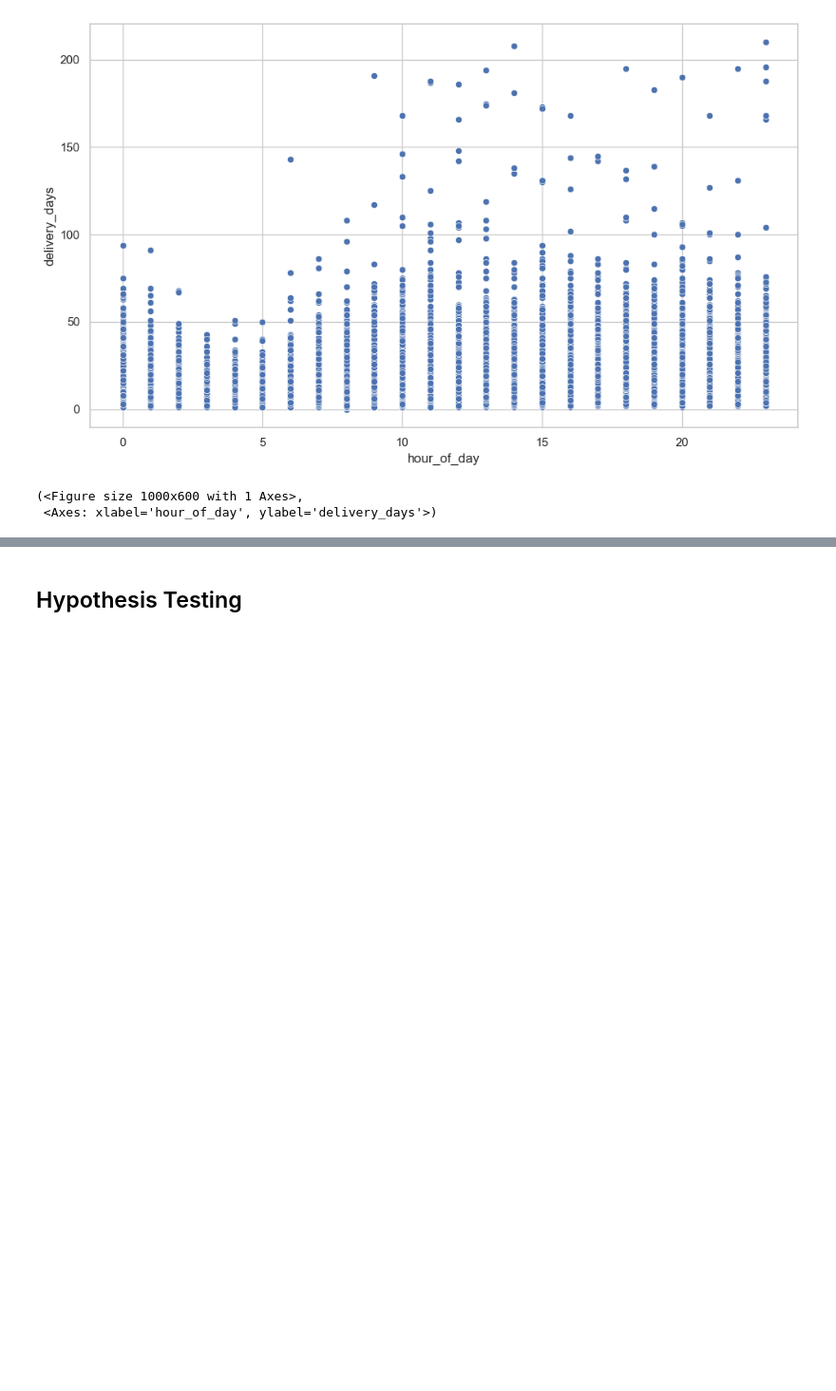
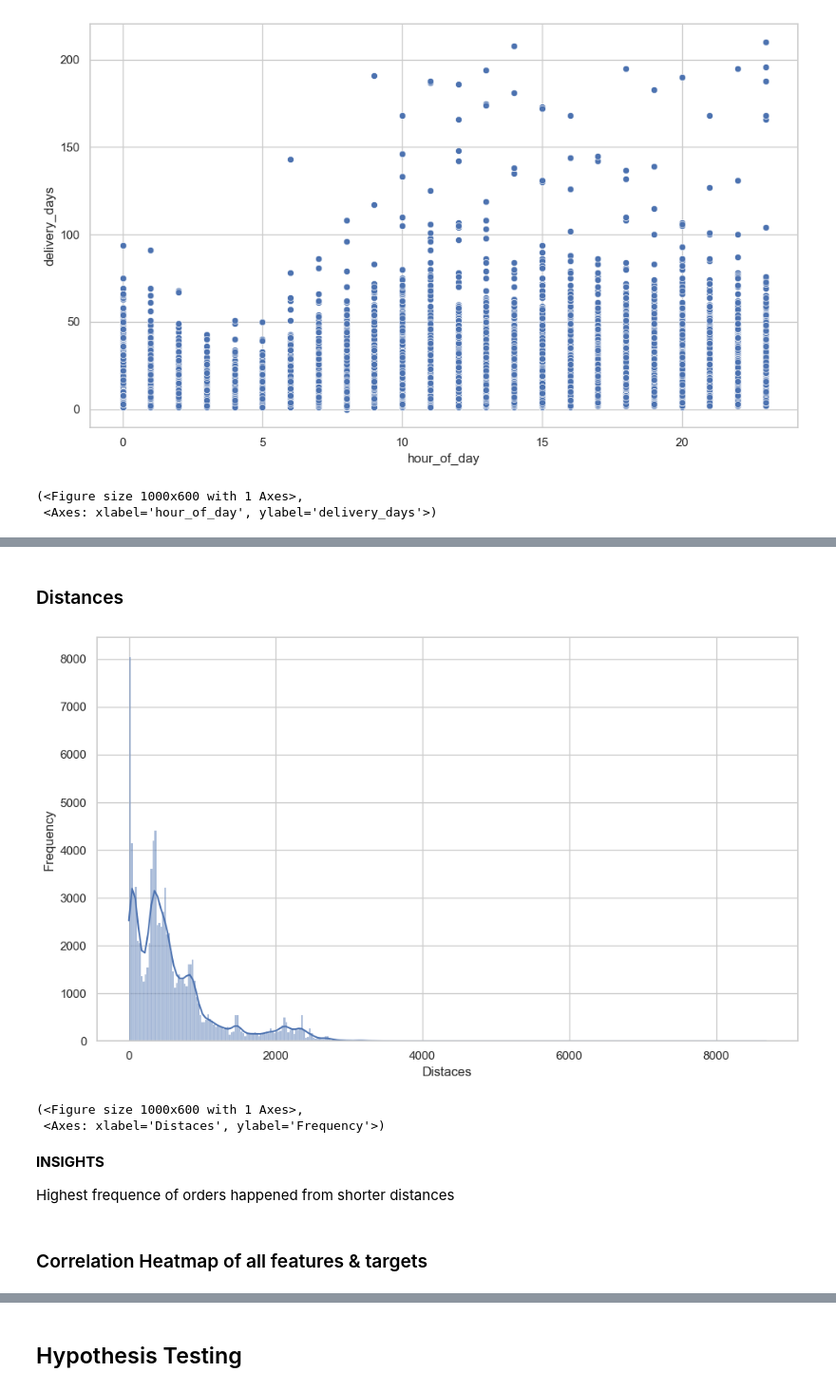
Before and after one commit to Ranvirsv/Olist_MTL_Pipeline, a Jupyter notebook: EDA/01_hypothesis_testing.ipynb, the cells around one changed output, grey strips where cells are left out. Shown at 95% size. Cells and saved outputs as stored; diff of their text form; code cells hidden in the pictures; blank space fills up the shorter version.

Commit message:
update: adding more hypothese testing, and discriptive plots

```diff
--- a/EDA/01_hypothesis_testing.ipynb
+++ b/EDA/01_hypothesis_testing.ipynb
@@ -169,0 +219,14 @@ delivery_plot.scatter(x=hod, y=dd)
+# %% [markdown]
+### Distances
+# %%
+delivery_plot.histogram(df['geo_distance_km'], xlabel="Distaces", ylabel="Frequency")
+# %% [output]
+[figure, added]
+(<Figure size 1000x600 with 1 Axes>,
+ <Axes: xlabel='Distaces', ylabel='Frequency'>)
+# %% [markdown]
+**INSIGHTS**
+
+Highest frequence of orders happened from shorter distances
+# %% [markdown]
+### Correlation Heatmap of all features & targets
```
Also changed, not shown: parts of 38 cells of this notebook.
